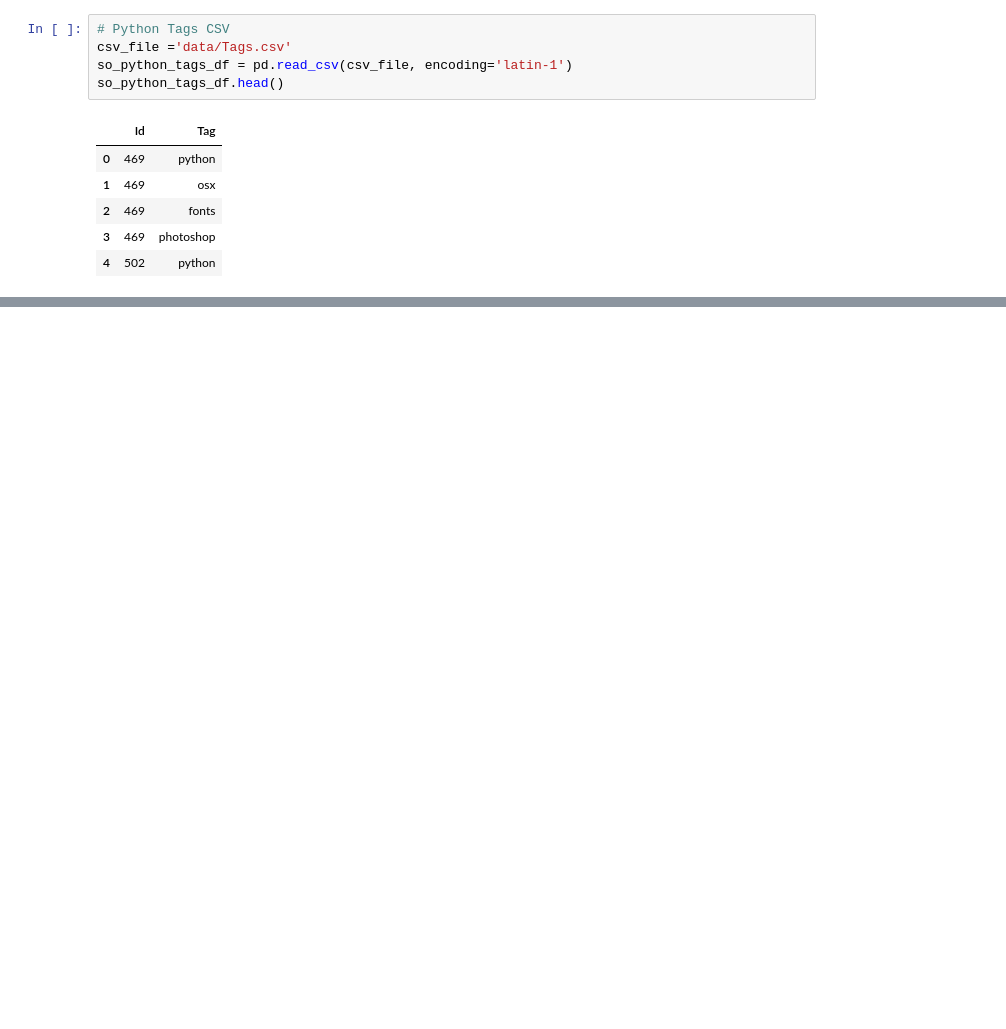
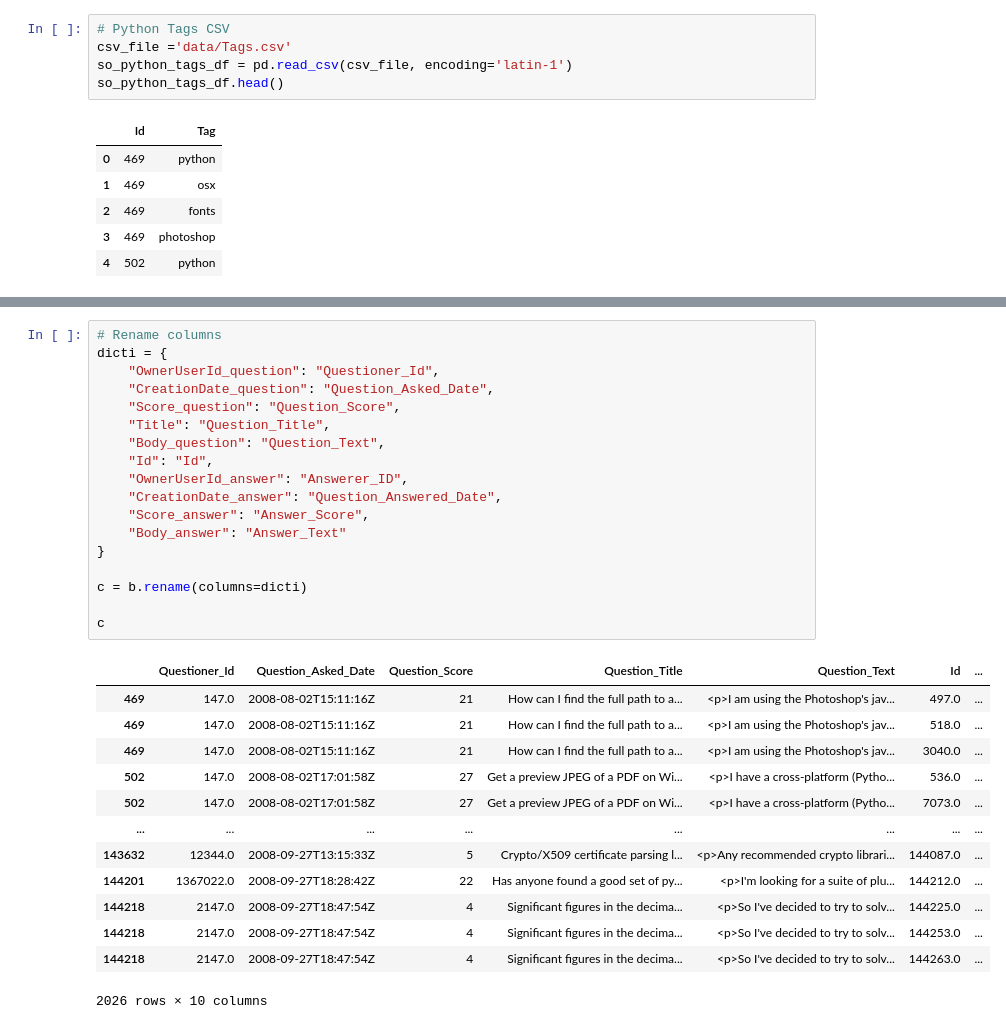
Before and after one commit to minerva-b/ETL-challenge, a Jupyter notebook: etl.ipynb, the cells around one changed output, grey strips where cells are left out. Drawn from its saved outputs; the diff is of its cells as text; blank space fills up the shorter version.

```diff
--- a/etl.ipynb
+++ b/etl.ipynb
@@ -59,0 +87,32 @@ KeyError: 'ParentId'
+# %%
+# Rename columns
+dicti = {
+    "OwnerUserId_question": "Questioner_Id",
+    "CreationDate_question": "Question_Asked_Date",
+    "Score_question": "Question_Score",
+    "Title": "Question_Title",
+    "Body_question": "Question_Text",
+    "Id": "Id",
+    "OwnerUserId_answer": "Answerer_ID",
+    "CreationDate_answer": "Question_Answered_Date",
+    "Score_answer": "Answer_Score",
+    "Body_answer": "Answer_Text"
+}
+
+c = b.rename(columns=dicti)
+
+c
+# %% [output]
+|  | Questioner_Id | Question_Asked_Date | Question_Score | Question_Title | Question_Text | Id | ... |
+| 469 | 147.0 | 2008-08-02T15:11:16Z | 21 | How can I find the full path to a... | <p>I am using the Photoshop's jav... | 497.0 | ... |
+| 469 | 147.0 | 2008-08-02T15:11:16Z | 21 | How can I find the full path to a... | <p>I am using the Photoshop's jav... | 518.0 | ... |
+| 469 | 147.0 | 2008-08-02T15:11:16Z | 21 | How can I find the full path to a... | <p>I am using the Photoshop's jav... | 3040.0 | ... |
+| 502 | 147.0 | 2008-08-02T17:01:58Z | 27 | Get a preview JPEG of a PDF on Wi... | <p>I have a cross-platform (Pytho... | 536.0 | ... |
+| 502 | 147.0 | 2008-08-02T17:01:58Z | 27 | Get a preview JPEG of a PDF on Wi... | <p>I have a cross-platform (Pytho... | 7073.0 | ... |
+| ... | ... | ... | ... | ... | ... | ... | ... |
+| 143632 | 12344.0 | 2008-09-27T13:15:33Z | 5 | Crypto/X509 certificate parsing l... | <p>Any recommended crypto librari... | 144087.0 | ... |
+| 144201 | 1367022.0 | 2008-09-27T18:28:42Z | 22 | Has anyone found a good set of py... | <p>I'm looking for a suite of plu... | 144212.0 | ... |
+| 144218 | 2147.0 | 2008-09-27T18:47:54Z | 4 | Significant figures in the decima... | <p>So I've decided to try to solv... | 144225.0 | ... |
+| 144218 | 2147.0 | 2008-09-27T18:47:54Z | 4 | Significant figures in the decima... | <p>So I've decided to try to solv... | 144253.0 | ... |
+| 144218 | 2147.0 | 2008-09-27T18:47:54Z | 4 | Significant figures in the decima... | <p>So I've decided to try to solv... | 144263.0 | ... |
+2026 rows × 10 columns
```
Also changed, not shown: parts of 8 cells of this notebook, 1 other file.
